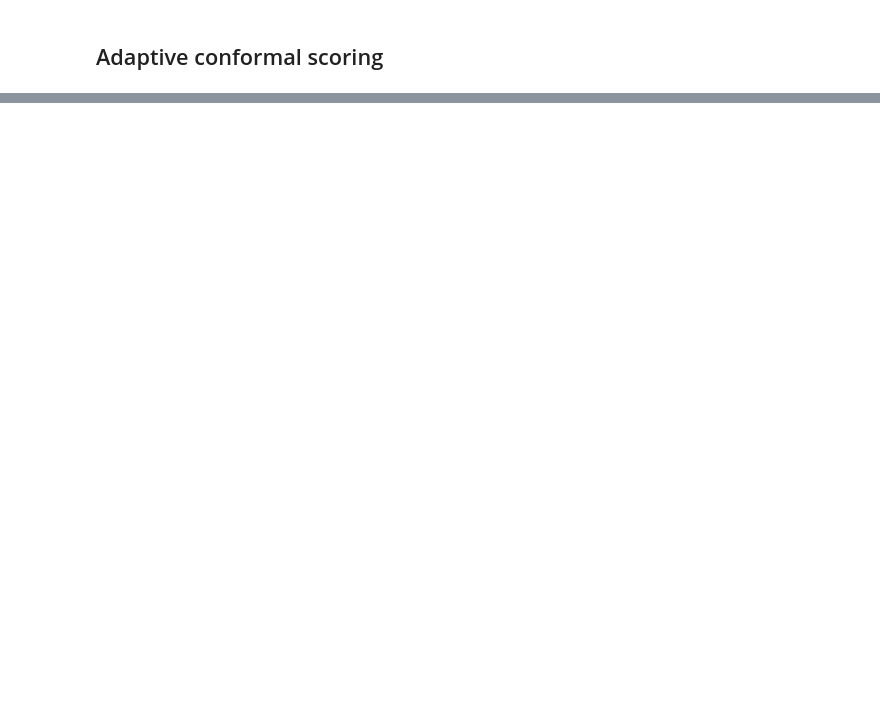
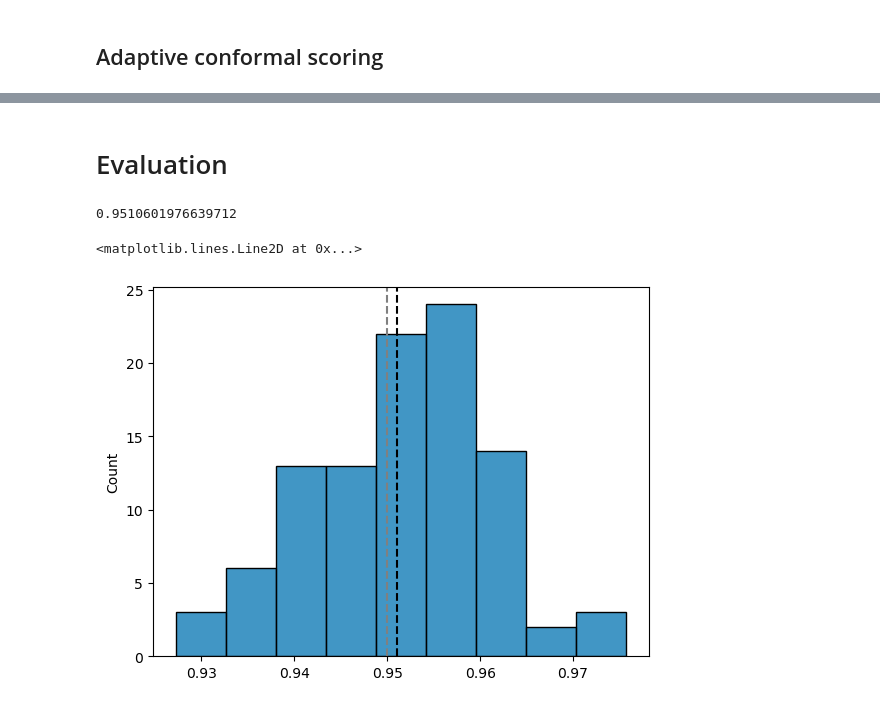
Before and after one commit to jrudoler/rudoler-stat9700-conformal, a Jupyter notebook: notebooks/text-classification.ipynb, the cells around one changed output, grey strips where cells are left out. Saved outputs shown, nothing was run; the diff lists cells and outputs as text; code cells hidden in the pictures; blank space fills up the shorter version.

```diff
--- a/notebooks/text-classification.ipynb
+++ b/notebooks/text-classification.ipynb
@@ -77,6 +79,7 @@ predictions.to_csv('../data/test_predictions.csv', index=False)
 cal_probs = pd.read_csv('../data/calib_predictions.csv')[candidate_labels.values()]
 cal_labels = pd.read_csv('../data/calib_data.csv')['Label']
 val_probs = pd.read_csv('../data/test_predictions.csv')[candidate_labels.values()]
+val_labels = pd.read_csv('../data/test_data.csv')['Label']
 # %% [markdown]
 Use 1 - predicted probability as conformal score
 # %%
@@ -203,0 +208,28 @@ plt.savefig('../figures/adaptive_set_size.pdf', dpi=300, bbox_inches='tight')
+# %% [markdown]
+# Evaluation
+# %%
+full_probs = pd.concat([cal_probs, val_probs])
+full_labels = pd.concat([cal_labels, val_labels])
+full_pi = full_probs.values.argsort(axis=1)[:,::-1]
+full_srt = np.take_along_axis(full_probs.values, full_pi, axis=1).cumsum(axis=1)
+scores = np.take_along_axis(full_srt, full_pi.argsort(axis=1),axis=1)[range(len(full_labels)),full_labels.values]
+
+n = len(cal_labels)
+R = 100
+alpha = .05
+
+coverages = np.zeros((R,))
+for r in range(R):
+   np.random.shuffle(scores) # shuffle
+   calib_scores, val_scores = (scores[:n],scores[n:]) # split
+   qhat = np.quantile(calib_scores, np.ceil((n+1)*(1-alpha))/n, method='higher') # calibrate
+   coverages[r] = (val_scores <= qhat).astype(float).mean()
+average_coverage = coverages.mean() # should be close to 1-alpha
+print(average_coverage)
+hist = sns.histplot(coverages, ec='k') # should be roughly centered at 1-alpha
+plt.axvline(1-alpha, color='gray', linestyle='--')
+plt.axvline(average_coverage, color='k', linestyle='--')
+# %% [output]
+0.9510601976639712
+<matplotlib.lines.Line2D at 0x...>
+[figure, added]
```
Also changed, not shown: parts of 7 cells of this notebook, 7 other files.
